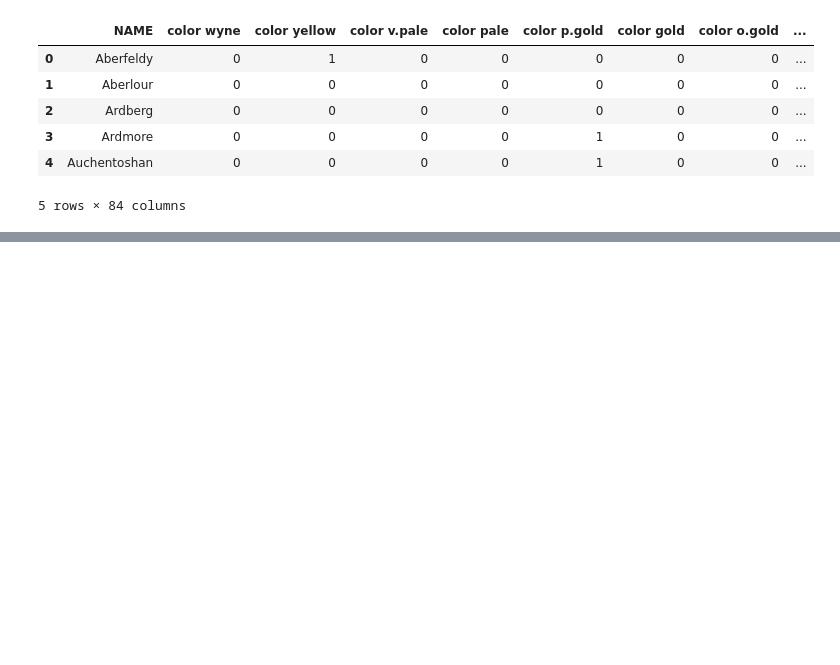
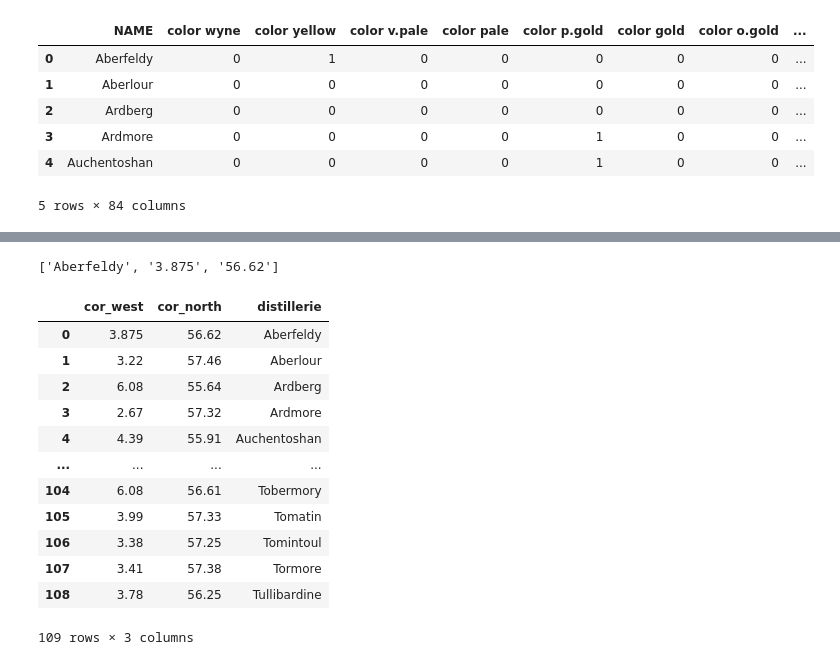
Before and after one commit to Velociraptorvelraptor/scotch-whiskies, a Jupyter notebook: schotch-whiskies-classification.ipynb, the cells around one changed output, grey strips where cells are left out. Saved outputs shown, nothing was run; the diff lists cells and outputs as text; code cells hidden in the pictures; blank space fills up the shorter version.

```diff
--- a/schotch-whiskies-classification.ipynb
+++ b/schotch-whiskies-classification.ipynb
@@ -35,0 +186,4 @@ data.head(5)
+# %%
+re.split('\s+', coordinates['Distillerie'][0])
+# %% [output]
+['Aberfeldy', '3.875', '56.62']
@@ -35,0 +195,16 @@ data.head(5)
+# %%
+coordinates
+# %% [output]
+|  | cor_west | cor_north | distillerie |
+| 0 | 3.875 | 56.62 | Aberfeldy |
+| 1 | 3.22 | 57.46 | Aberlour |
+| 2 | 6.08 | 55.64 | Ardberg |
+| 3 | 2.67 | 57.32 | Ardmore |
+| 4 | 4.39 | 55.91 | Auchentoshan |
+| ... | ... | ... | ... |
+| 104 | 6.08 | 56.61 | Tobermory |
+| 105 | 3.99 | 57.33 | Tomatin |
+| 106 | 3.38 | 57.25 | Tomintoul |
+| 107 | 3.41 | 57.38 | Tormore |
+| 108 | 3.78 | 56.25 | Tullibardine |
+109 rows × 3 columns
```
Also changed, not shown: parts of 18 cells of this notebook, 1 other file.
